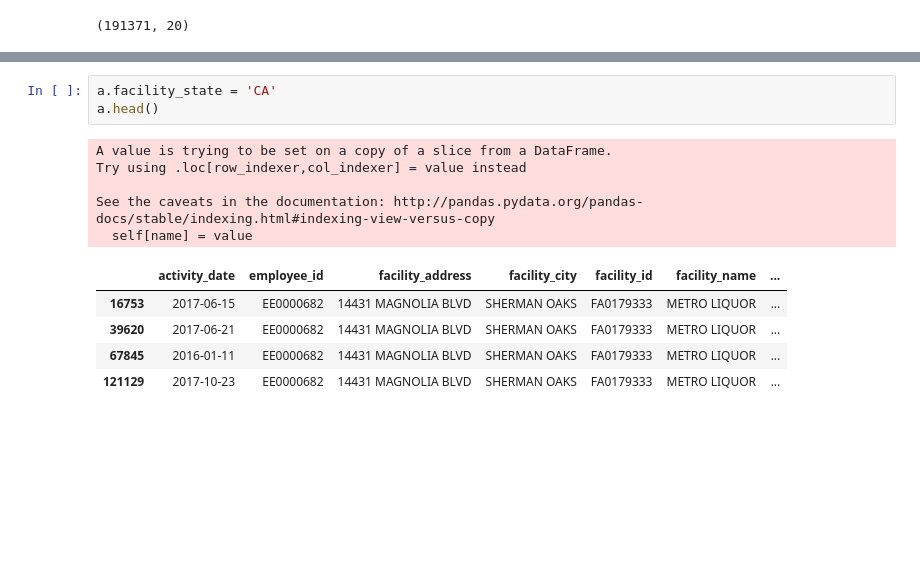
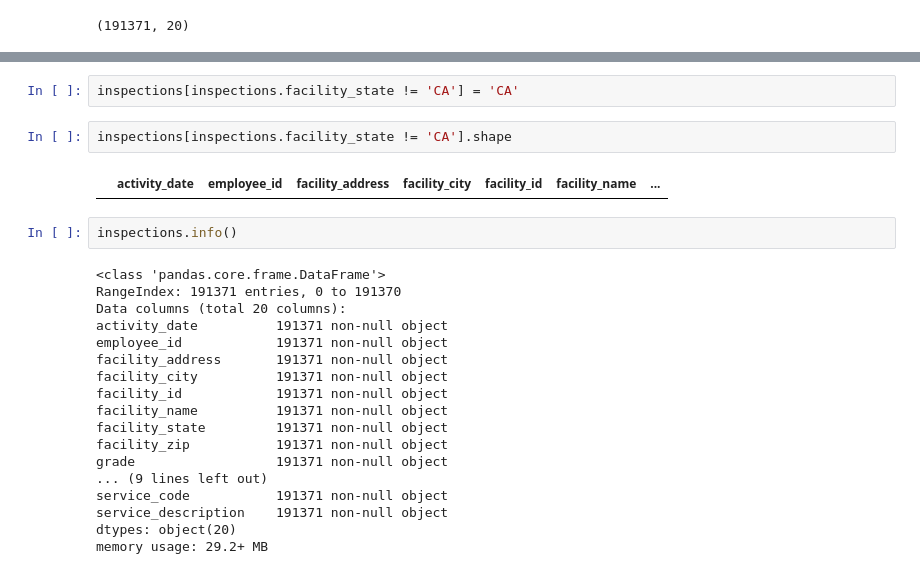
Before and after one commit to lluc507/Stats131Project, a Jupyter notebook: Final Project.ipynb, the cells around one changed output, grey strips where cells are left out. Drawn from its saved outputs; the diff is of its cells as text; blank space fills up the shorter version.

```diff
--- a/Final Project.ipynb
+++ b/Final Project.ipynb
@@ -34,14 +25,26 @@ a.head()
-# %%
-a.facility_state = 'CA'
-a.head()
-# %% [output]
-A value is trying to be set on a copy of a slice from a DataFrame.
-Try using .loc[row_indexer,col_indexer] = value instead
-
-See the caveats in the documentation: http://pandas.pydata.org/pandas-docs/stable/indexing.html#indexing-view-versus-copy
-  self[name] = value
-|  | activity_date | employee_id | facility_address | facility_city | facility_id | facility_name | ... |
-| 16753 | 2017-06-15 | EE0000682 | 14431 MAGNOLIA BLVD | SHERMAN OAKS | FA0179333 | METRO LIQUOR | ... |
-| 39620 | 2017-06-21 | EE0000682 | 14431 MAGNOLIA BLVD | SHERMAN OAKS | FA0179333 | METRO LIQUOR | ... |
-| 67845 | 2016-01-11 | EE0000682 | 14431 MAGNOLIA BLVD | SHERMAN OAKS | FA0179333 | METRO LIQUOR | ... |
-| 121129 | 2017-10-23 | EE0000682 | 14431 MAGNOLIA BLVD | SHERMAN OAKS | FA0179333 | METRO LIQUOR | ... |
+# %%
+inspections[inspections.facility_state != 'CA'] = 'CA'
+# %%
+inspections[inspections.facility_state != 'CA'].shape
+# %% [output]
+|  | activity_date | employee_id | facility_address | facility_city | facility_id | facility_name | ... |
+# %%
+inspections.info()
+# %% [output]
+<class 'pandas.core.frame.DataFrame'>
+RangeIndex: 191371 entries, 0 to 191370
+Data columns (total 20 columns):
+activity_date          191371 non-null object
+employee_id            191371 non-null object
+facility_address       191371 non-null object
+facility_city          191371 non-null object
+facility_id            191371 non-null object
+facility_name          191371 non-null object
+facility_state         191371 non-null object
+facility_zip           191371 non-null object
+grade                  191371 non-null object
+... (9 lines left out)
+service_code           191371 non-null object
+service_description    191371 non-null object
+dtypes: object(20)
+memory usage: 29.2+ MB
```
Also changed, not shown: parts of 6 cells of this notebook.
